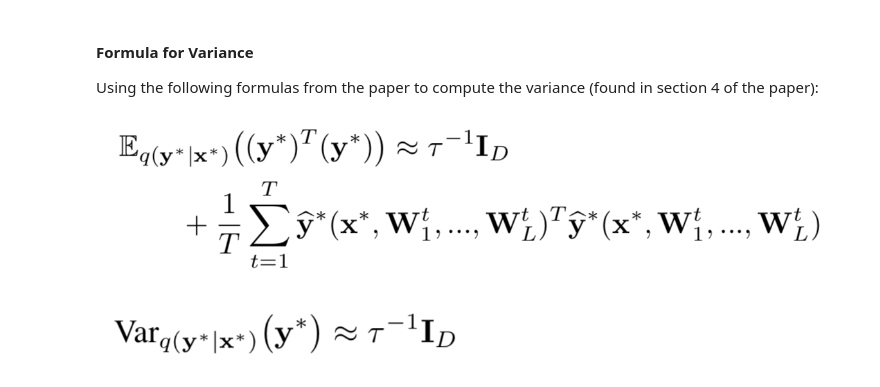
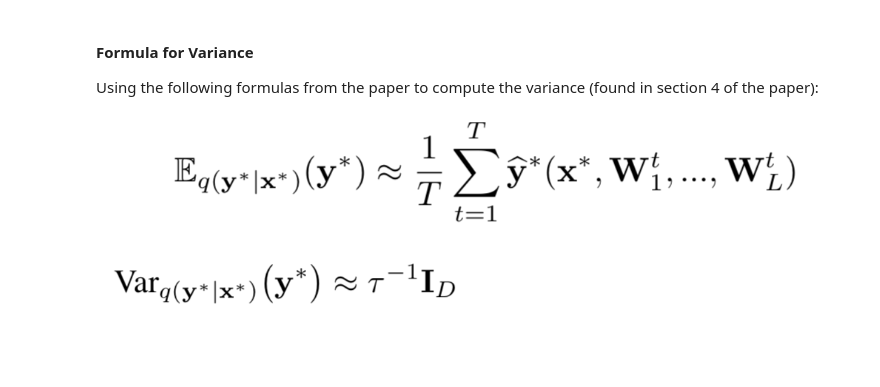
Before and after one commit to ACM022/am207-project, a Jupyter notebook: Algorithm Implementation.ipynb, the cells around one changed output. Drawn from its saved outputs; the diff is of its cells as text; code cells hidden in the pictures; blank space fills up the shorter version.

```diff
--- a/Algorithm Implementation.ipynb
+++ b/Algorithm Implementation.ipynb
@@ -229,9 +229,9 @@ for i in range(len(predictions.predhis[0])):
 #### Formula for Variance
 Using the following formulas from the paper to compute the variance (found in section 4 of the paper):
 # %%
-Image(filename='Images/Expectation.png')
+Image(filename='Images/Expectation 2.png')
 # %% [output]
-[figure, old version]
+[figure, new version]
 # %%
 Image(filename='Images/Variance 1.png')
 # %% [output]
```
Also changed, not shown: parts of 2 cells of this notebook.
